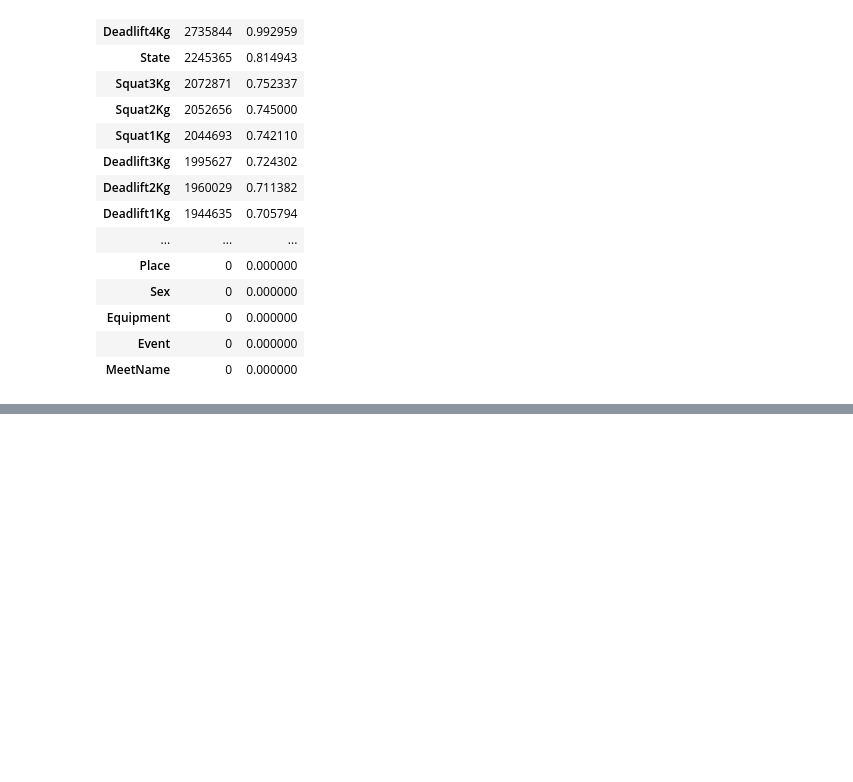
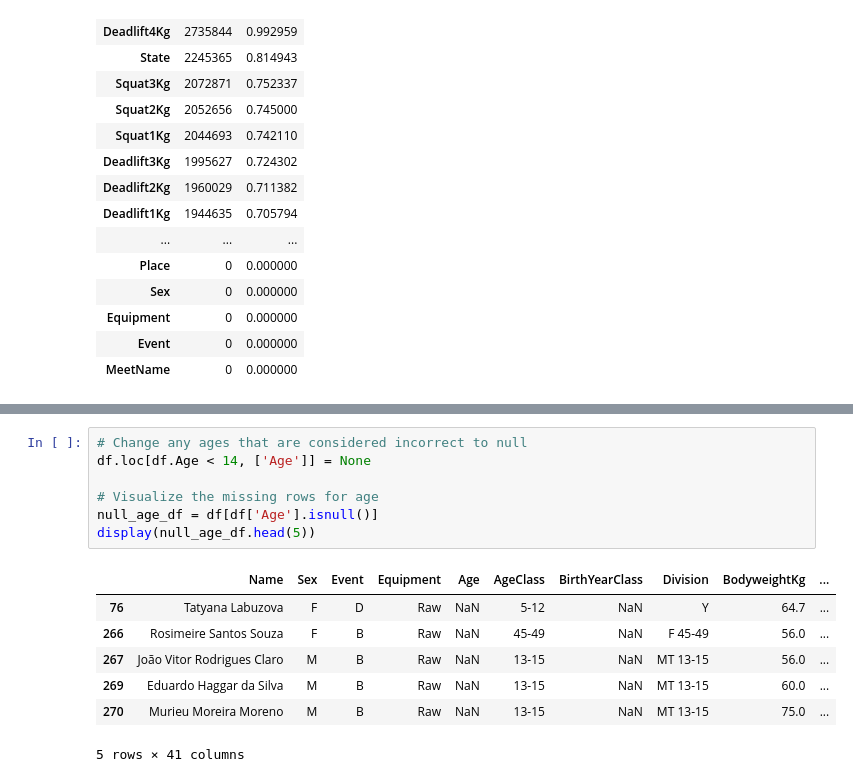
Before and after one commit to kim-jason/PowerliftingDataset, a Jupyter notebook: Powerlifting_Data_Science_Project.ipynb, the cells around one changed output, grey strips where cells are left out. Saved outputs shown, nothing was run; the diff lists cells and outputs as text; blank space fills up the shorter version.

```diff
--- a/Powerlifting_Data_Science_Project.ipynb
+++ b/Powerlifting_Data_Science_Project.ipynb
@@ -149,0 +174,15 @@ zeros = cleaned_df['']
+# %%
+# Change any ages that are considered incorrect to null
+df.loc[df.Age < 14, ['Age']] = None
+
+# Visualize the missing rows for age
+null_age_df = df[df['Age'].isnull()]
+display(null_age_df.head(5))
+# %% [output]
+|  | Name | Sex | Event | Equipment | Age | AgeClass | BirthYearClass | Division | BodyweightKg | ... |
+| 76 | Tatyana Labuzova | F | D | Raw | NaN | 5-12 | NaN | Y | 64.7 | ... |
+| 266 | Rosimeire Santos Souza | F | B | Raw | NaN | 45-49 | NaN | F 45-49 | 56.0 | ... |
+| 267 | João Vitor Rodrigues Claro | M | B | Raw | NaN | 13-15 | NaN | MT 13-15 | 56.0 | ... |
+| 269 | Eduardo Haggar da Silva | M | B | Raw | NaN | 13-15 | NaN | MT 13-15 | 60.0 | ... |
+| 270 | Murieu Moreira Moreno | M | B | Raw | NaN | 13-15 | NaN | MT 13-15 | 75.0 | ... |
+5 rows × 41 columns
```
Also changed, not shown: parts of 15 cells of this notebook.
